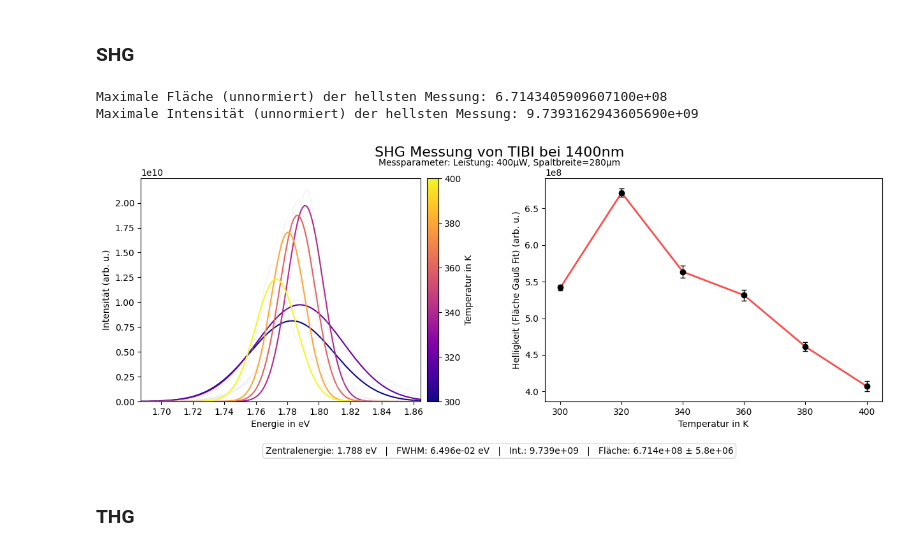
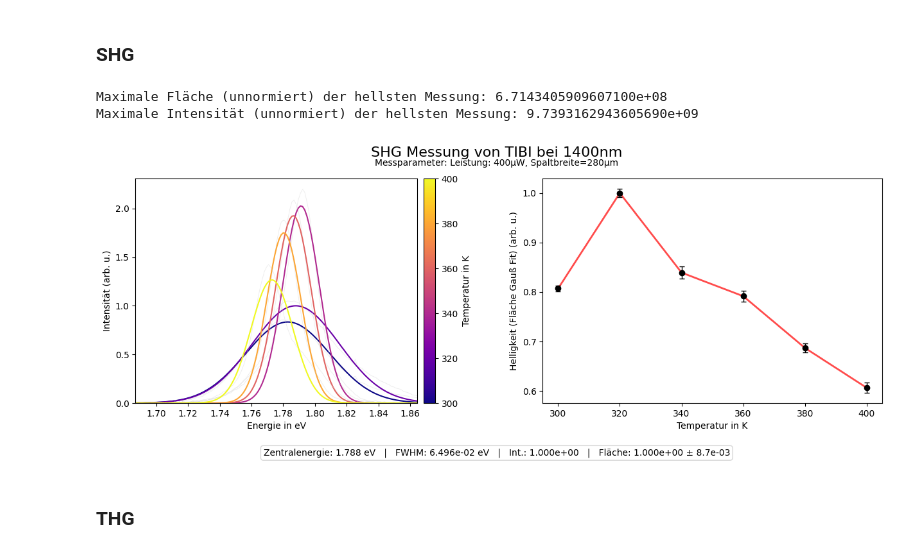
Before and after one commit to FlorianAdamczyk/auswertung_neu, a Jupyter notebook: 2025-05-27 Auswertung TCBC TBBB LNO/Auswertung mit Python.ipynb, the cells around one changed output. Drawn from its saved outputs; the diff is of its cells as text; code cells hidden in the pictures.

```diff
--- a/2025-05-27 Auswertung TCBC TBBB LNO/Auswertung mit Python.ipynb
+++ b/2025-05-27 Auswertung TCBC TBBB LNO/Auswertung mit Python.ipynb
@@ -495,21 +495,21 @@ Maximale Intensität (unnormiert) der hellsten Messung: 1.3942079736818483e+10
 # %%
 NLO_plot(
     middle_value=700,
     difference=35,
     filepath='TIBI_400uW_1400nm/*.asc',
     suptitle='SHG Messung von TIBI bei 1400nm',
     filename_prefix='TIBI_SHG',
     power="400µW",
     slit_width="280µm",
     compare=False,
     reference=False,
-    normalisationfactor=1,
-    norm_intensitaet=1,
+    normalisationfactor=6.7143405909607100e+08,
+    norm_intensitaet=9.7393162943605690e+09,
 )
 # %% [output]
 Maximale Fläche (unnormiert) der hellsten Messung: 6.7143405909607100e+08
 Maximale Intensität (unnormiert) der hellsten Messung: 9.7393162943605690e+09
-[figure, old version]
+[figure, new version]
 # %% [markdown]
 ### THG
 # %%
```
Also changed, not shown: parts of 2 cells of this notebook, 21 other files.
